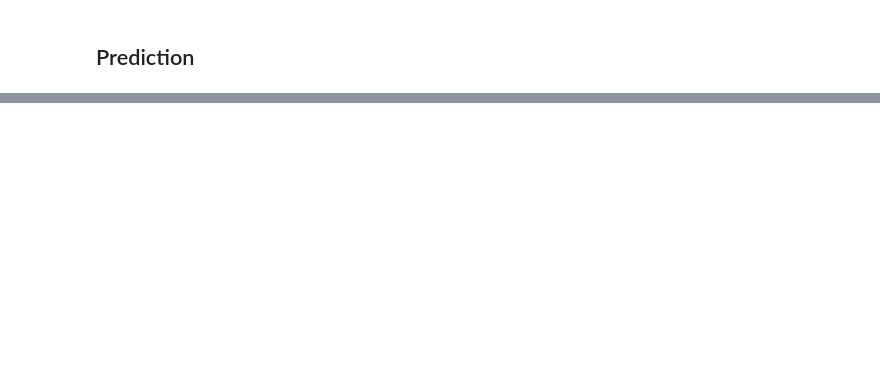
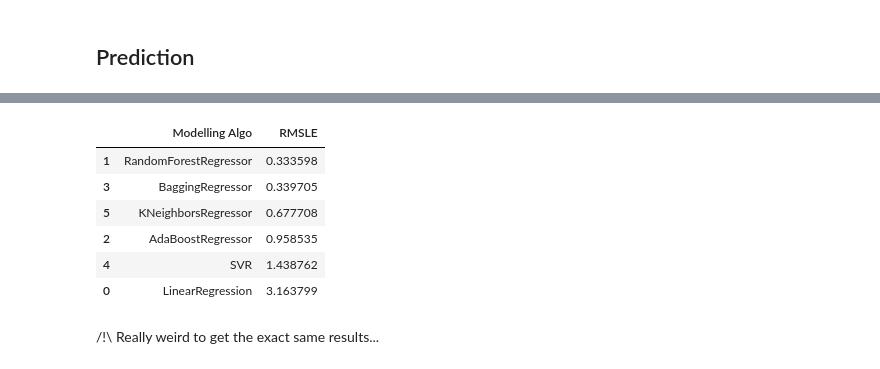
Before and after one commit to InesVA/predicting-bike-sharing-demand, a Jupyter notebook: Bike Sharing Prediction.ipynb, the cells around one changed output, grey strips where cells are left out. Saved outputs shown, nothing was run; the diff lists cells and outputs as text; code cells hidden in the pictures; blank space fills up the shorter version.

```diff
--- a/Bike Sharing Prediction.ipynb
+++ b/Bike Sharing Prediction.ipynb
@@ -203,0 +287,26 @@ sn.heatmap(corr_matrix, square=True,annot=True)
+# %%
+models_separate=[RandomForestRegressor(),AdaBoostRegressor(),BaggingRegressor(),SVR(),KNeighborsRegressor()]
+model_names_separate=['LinearRegression','RandomForestRegressor','AdaBoostRegressor','BaggingRegressor','SVR','KNeighborsRegressor']
+model1_separate = LinearRegression()
+yLabelsLogCasual = np.log1p(y_train_casual)
+yLabelsLogRegistered = np.log1p(y_train_registered)
+
+rmsle_separate=[]
+d_separate={}
+
+model1_separate.fit(X = x_train_separate,y = yLabelsLogCasual)
+test_pred1_casual=model1_separate.predict(x_test_separate)
+model1_separate.fit(X = x_train_separate,y = yLabelsLogRegistered)
+test_pred1_registered=model1_separate.predict(x_test_separate)
+
+rmsle_separate.append(np.sqrt(mean_squared_log_error(test_pred1_casual+test_pred1_registered,y_test_casual+y_test_registered)))
+
+for model in range (len(models_separate)):
+    clf=models_separate[model]
+    clf.fit(x_train_separate,y_train_casual)
+    test_pred_casual=clf.predict(x_test_separate)
+    clf.fit(x_train_separate,y_train_registered)
+    test_pred_registered=clf.predict(x_test_separate)
+    rmsle_separate.append(np.sqrt(mean_squared_log_error(test_pred_casual+test_pred_registered,y_test_casual+y_test_registered)))
+d_separate={'Modelling Algo':model_names,'RMSLE':rmsle}
+d_separate
@@ -203,0 +326,13 @@ sn.heatmap(corr_matrix, square=True,annot=True)
+# %%
+rmsle_separate_frame=pd.DataFrame(d_separate).sort_values(by=["RMSLE"])
+rmsle_separate_frame
+# %% [output]
+|  | Modelling Algo | RMSLE |
+| 1 | RandomForestRegressor | 0.333598 |
+| 3 | BaggingRegressor | 0.339705 |
+| 5 | KNeighborsRegressor | 0.677708 |
+| 2 | AdaBoostRegressor | 0.958535 |
+| 4 | SVR | 1.438762 |
+| 0 | LinearRegression | 3.163799 |
+# %% [markdown]
+/!\ Really weird to get the exact same results...
```
Also changed, not shown: parts of 12 cells of this notebook, 1 other file.
